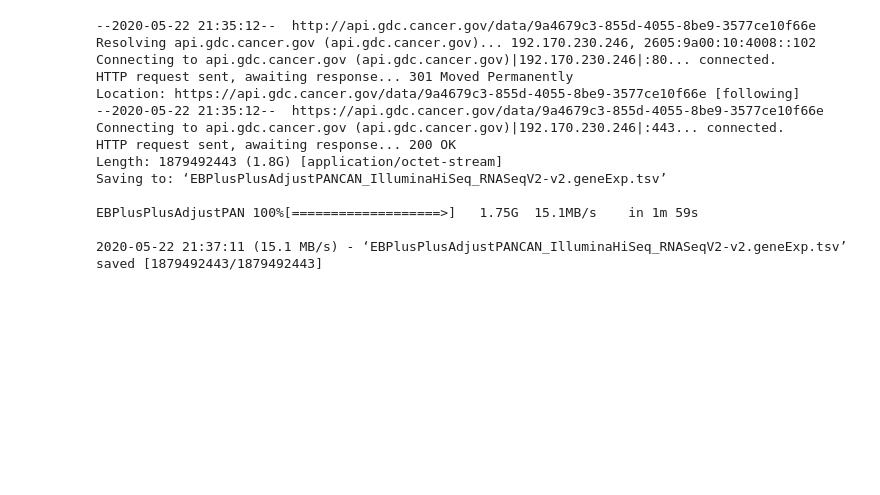
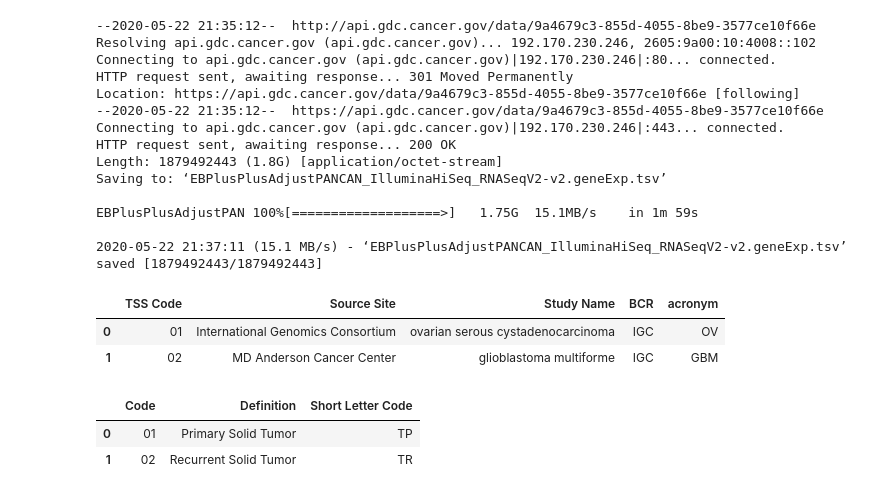
Before and after one commit to hiraksarkar/BioBombe, a Jupyter notebook: Process_Data_As_Biobombe.ipynb, the cells around one changed output. Drawn from its saved outputs; the diff is of its cells as text; code cells hidden in the pictures; blank space fills up the shorter version.

```diff
--- a/Process_Data_As_Biobombe.ipynb
+++ b/Process_Data_As_Biobombe.ipynb
@@ -22,0 +31,17 @@ EBPlusPlusAdjustPAN 100%[===================>]   1.75G  15.1MB/s    in 1m 59s
+# %%
+# Commit from https://github.com/cognoma/cancer-data/
+sample_commit = 'da832c5edc1ca4d3f665b038d15b19fced724f4c'
+
+url = 'https://raw.githubusercontent.com/cognoma/cancer-data/{}/mapping/tcga_cancertype_codes.csv'.format(sample_commit)
+cancer_types_df = pd.read_csv(url,
+                              dtype='str',
+                              keep_default_na=False)
+
+cancertype_codes_dict = dict(zip(cancer_types_df['TSS Code'],
+                                 cancer_types_df.acronym))
+# %%
+cancer_types_df.head(2)
+# %% [output]
+|  | TSS Code | Source Site | Study Name | BCR | acronym |
+| 0 | 01 | International Genomics Consortium | ovarian serous cystadenocarcinoma | IGC | OV |
+| 1 | 02 | MD Anderson Cancer Center | glioblastoma multiforme | IGC | GBM |
@@ -22,0 +54,6 @@ EBPlusPlusAdjustPAN 100%[===================>]   1.75G  15.1MB/s    in 1m 59s
+# %%
+sample_types_df.head(2)
+# %% [output]
+|  | Code | Definition | Short Letter Code |
+| 0 | 01 | Primary Solid Tumor | TP |
+| 1 | 02 | Recurrent Solid Tumor | TR |
```
Also changed, not shown: parts of 32 cells of this notebook.
